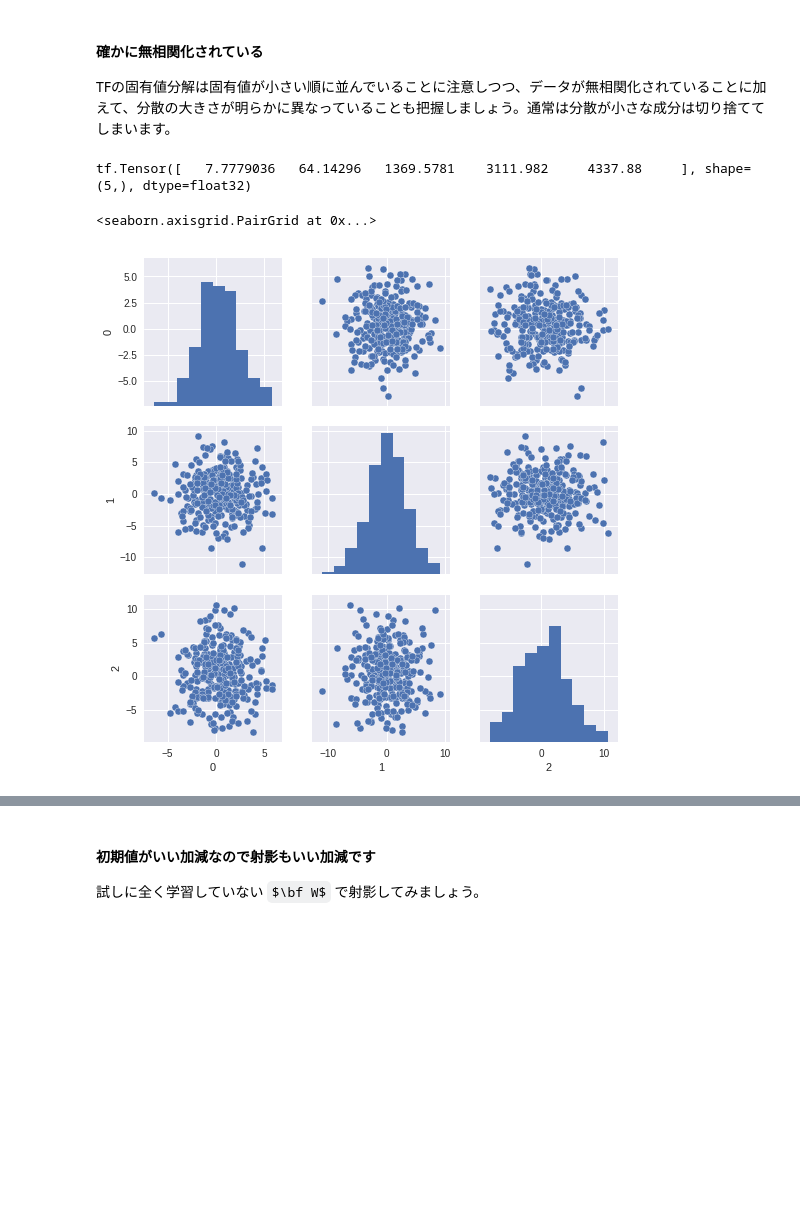
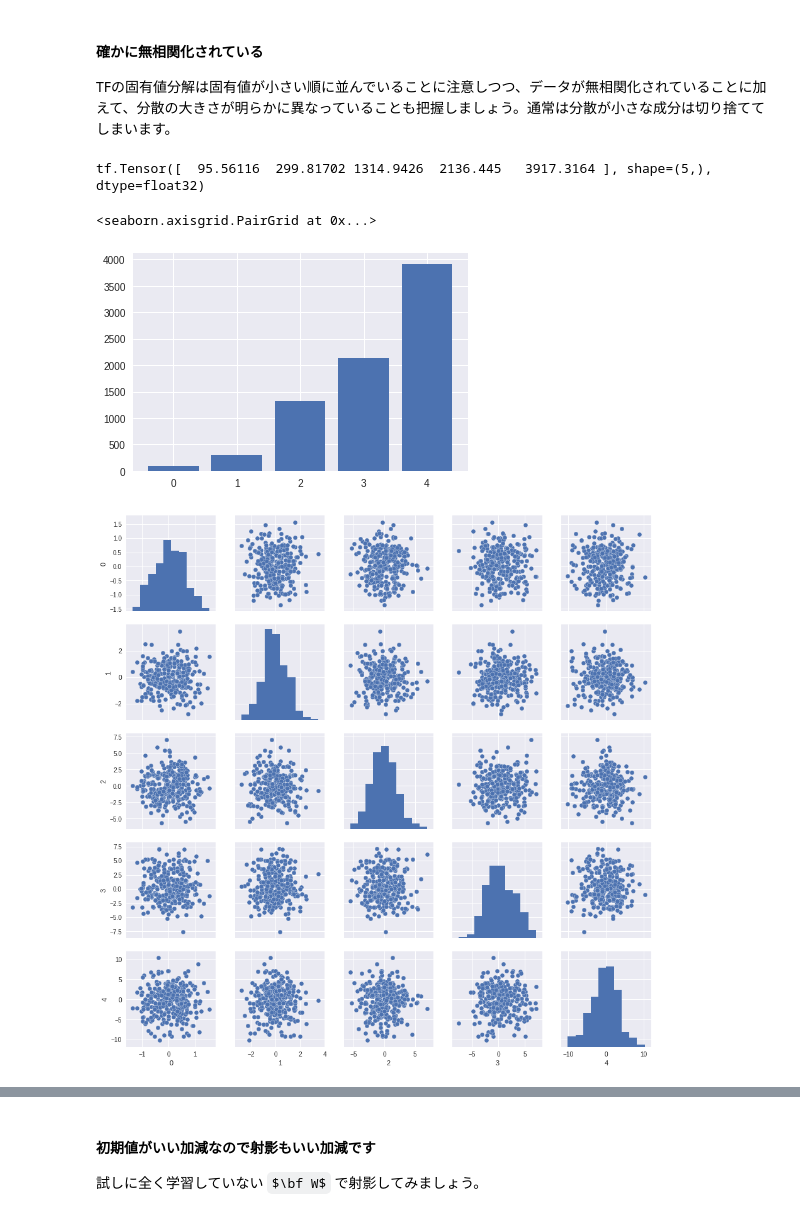
Before and after one commit to hellocybernetics/Tensorflow-Probability-Tutorials, a Jupyter notebook: PCA.ipynb, the cells around one changed output, grey strips where cells are left out. Drawn from its saved outputs; the diff is of its cells as text; code cells hidden in the pictures; some formulas as TeX source; blank space fills up the shorter version.

```diff
--- a/PCA.ipynb
+++ b/PCA.ipynb
@@ -30,12 +30,12 @@ def toy_data(N, D):
         random_value = np.random.randn()
         if random_value < -0.9:
             ## ガウスノイズを発生
-            return lambda x: 0.5*np.random.randn(N)
-        elif random_value < 0:
+            return lambda x: 0.2*np.random.randn(N)
+        elif random_value < 0.4:
             return np.cos
         else:
             return np.sin
-    X = [random_choice_wave()(2*np.pi*5*t)+0.2*np.random.randn(N) for _ in range(D)]
+    X = [random_choice_wave()(2*np.pi*t)+0.2*np.random.randn(N) for _ in range(D)]
     return np.array(X).transpose(1, 0)
 # %%
 X = toy_data(300, 5)
@@ -140,12 +140,14 @@ Lam, U = tf.linalg.eigh(V_x)
 TFの固有値分解は固有値が小さい順に並んでいることに注意しつつ、データが無相関化されていることに加えて、分散の大きさが明らかに異なっていることも把握しましょう。通常は分散が小さな成分は切り捨ててしまいます。
 # %%
 print(Lam)
-Z = tf.matmul(X, U[:, -3:])
+plt.bar(x=[0, 1, 2, 3, 4], height=Lam)
+Z = tf.matmul(X, U[:, :])
 sns.pairplot(pd.DataFrame(Z.numpy()))
 # %% [output]
-tf.Tensor([   7.7779036   64.14296   1369.5781    3111.982     4337.88     ], shape=(5,), dtype=float32)
+tf.Tensor([  95.56116  299.81702 1314.9426  2136.445   3917.3164 ], shape=(5,), dtype=float32)
 <seaborn.axisgrid.PairGrid at 0x...>
-[figure, old version]
+[figure, new version]
+[figure, added]
 # %% [markdown]
 ### 確率的主成分分析
 確率的主成分分析では、潜在変数 $\bf z \in \mathcal R^M$ があり、こちらが線形変換 $\bf W$ を受けて $\bf x \in \mathcal R^D$ になって私達の目に入る（観測する）という問題設定になります。また、この観測をするときには、$ \sigma^2$ の当方的分散をもつガウス分布としてバラツくと考えます。
```
Also changed, not shown: parts of 36 cells of this notebook.
